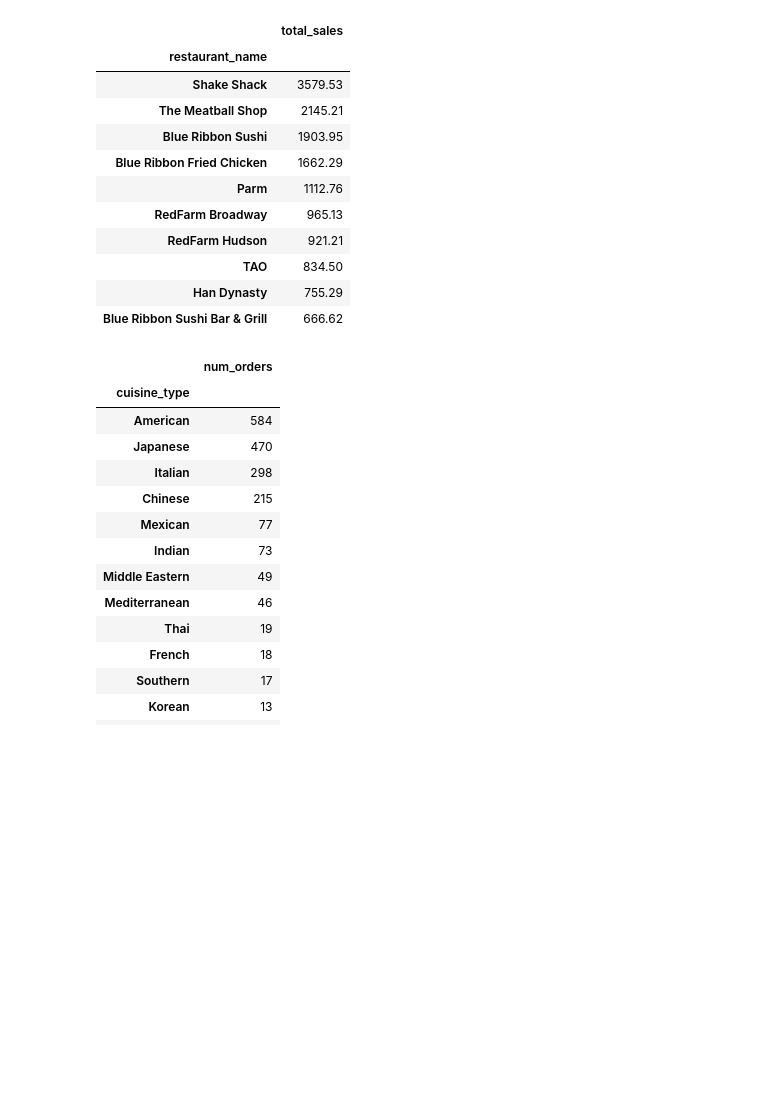
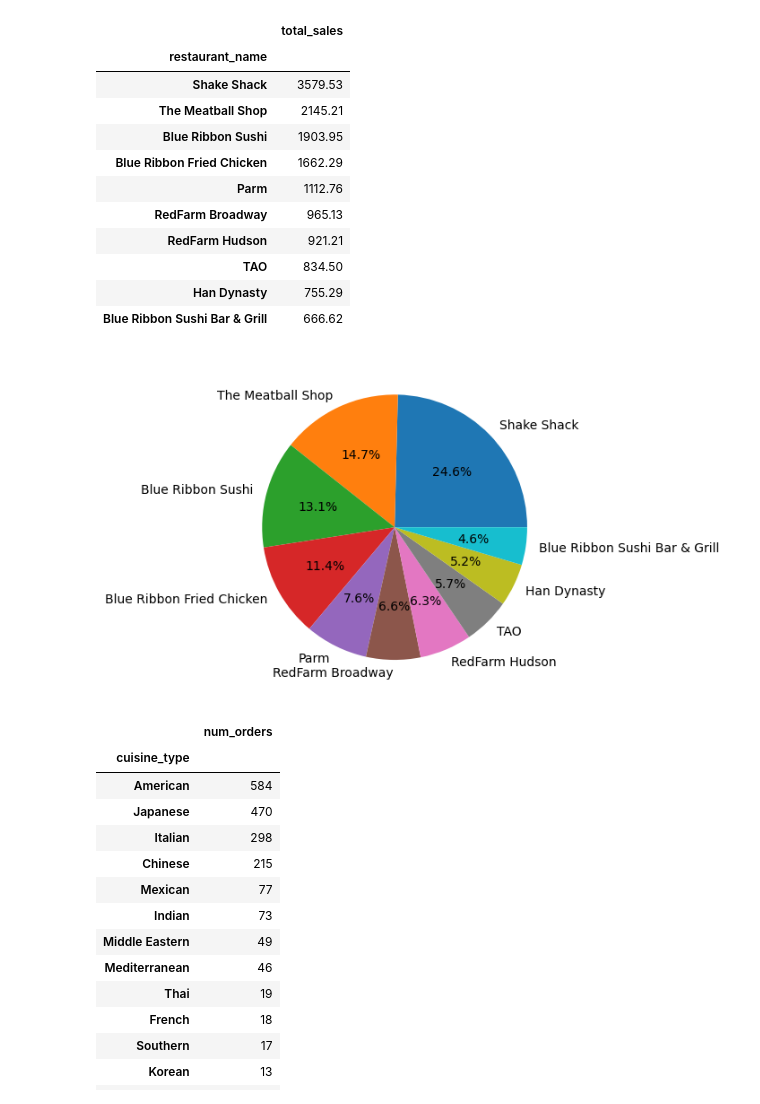
Before and after one commit to MausVII/nyc_restaurants_pandas_exploration, a Jupyter notebook: exploration.ipynb, the cells around one changed output. Drawn from its saved outputs; the diff is of its cells as text; code cells hidden in the pictures; blank space fills up the shorter version.

```diff
--- a/exploration.ipynb
+++ b/exploration.ipynb
@@ -134,6 +141,11 @@ sales.sort_values('total_sales', ascending=False).head(10)
 | TAO | 834.50 |
 | Han Dynasty | 755.29 |
 | Blue Ribbon Sushi Bar & Grill | 666.62 |
+# %%
+sorted_sales = sales.sort_values('total_sales', ascending=False).head(10)
+plt.pie(sorted_sales['total_sales'], labels=sorted_sales.index, autopct='%1.1f%%');
+# %% [output]
+[figure, added]
 # %%
 popular_cuisines = df.groupby('cuisine_type')[['restaurant_name']].count().rename(columns={'restaurant_name': 'num_orders'}).sort_values('num_orders', ascending=False)
 popular_cuisines
```
Also changed, not shown: parts of 3 cells of this notebook.
